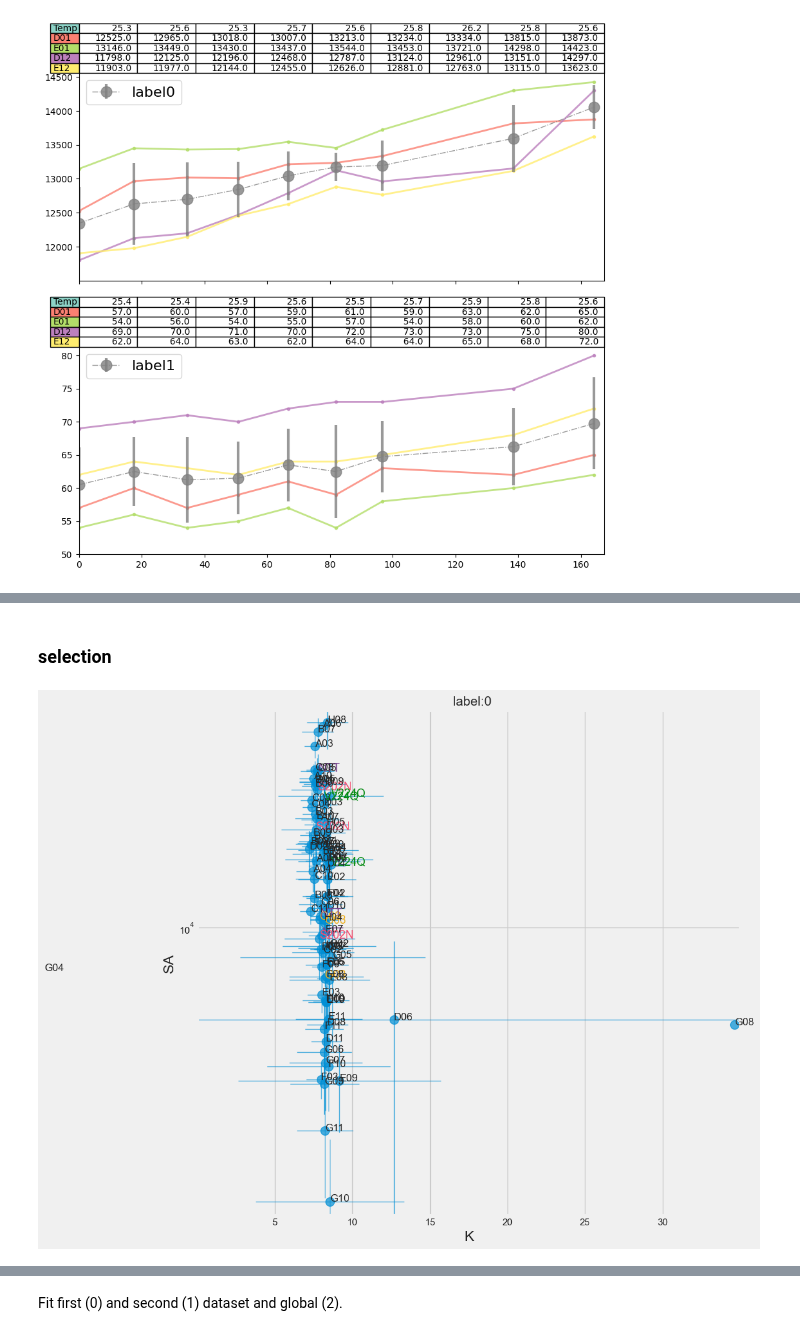
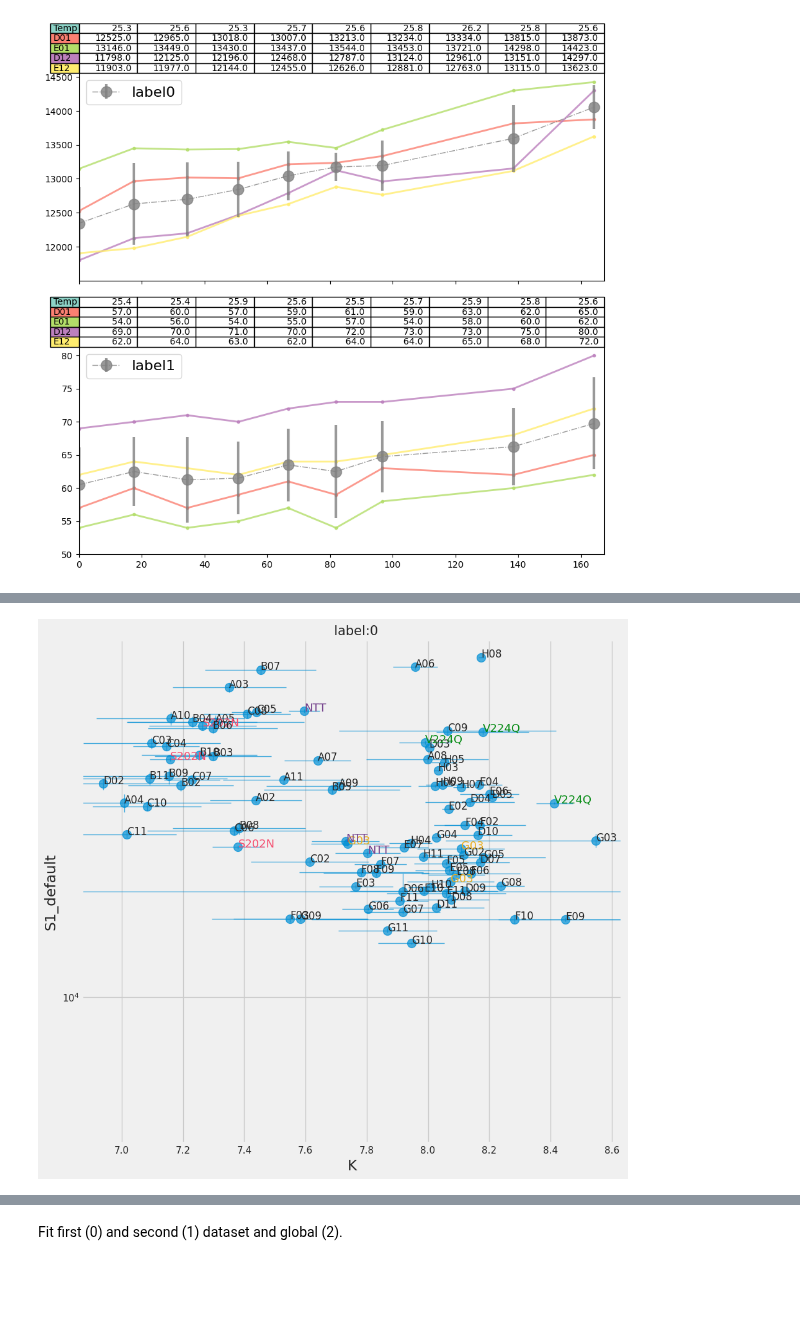
Before and after one commit to darosio/ClopHfit, a Jupyter notebook: docs/tutorials/prtecan.ipynb, the cells around one changed output, grey strips where cells are left out. Saved outputs shown, nothing was run; the diff lists cells and outputs as text; code cells hidden in the pictures; blank space fills up the shorter version.

Commit message:
feat: Sort results; export_png instead of plot_well; fix prev

```diff
--- a/docs/tutorials/prtecan.ipynb
+++ b/docs/tutorials/prtecan.ipynb
@@ -389,7 +312,7 @@ titan.fitresults[1]
 # %% [markdown]
 ### Fitting
 # %%
-ph_an.datafit_params = {"bg": 1, "nrm": 0, "dil": 0}
-ph_an.datafit[1]["E06"]
+titan.datafit_params = {"bg": 1, "nrm": 0, "dil": 0}
+titan.datafit[1]["E06"]
 # %% [output]
 [9215.25, 7038.25, 3318.75, 1361.0, 736.25, 558.75, 284.5]
@@ -497,3 +401,6 @@ lbg.labelblocks[1].buffer
 f = cl_an.plot_buffer()
 # %% [output]
 [figure]
+# %%
+titan.datafit_params = {}  # Use raw data
+titan.fitresults[1]["H06"].result.params
@@ -499,0 +435,3 @@ f = cl_an.plot_buffer()
+# %%
+titan.dataframes = []
+titan.dataframes[0].loc["H02"]
@@ -575,7 +473,5 @@ H11    8.02    0.00    9469     567    2654    1186     212       3    4975
-# %% [markdown]
-### selection
 # %%
-f = ph_an.plot_ebar(0)
+f = titan.plot_ebar(0, y="S1_default", yerr="sS1_default")
 # %% [output]
-[figure, old version]
+[figure, new version]
 # %%
```
Also changed, not shown: parts of 69 cells of this notebook, 3 other files.
